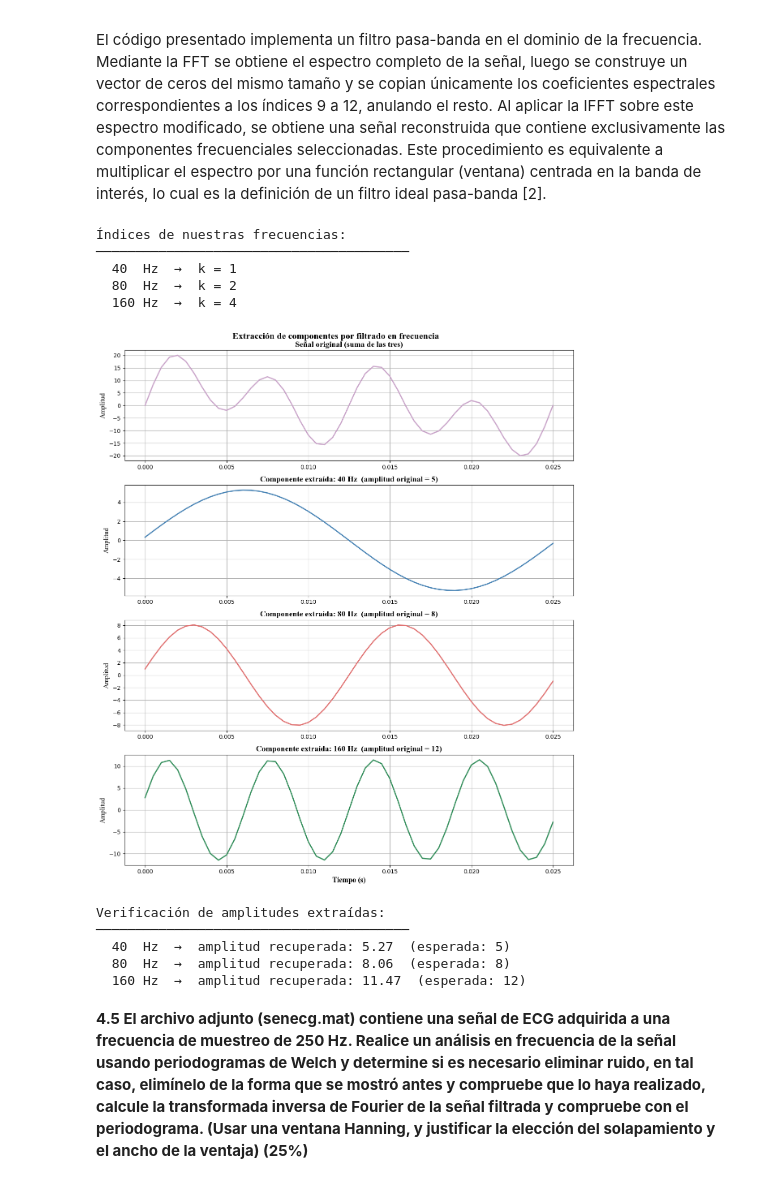
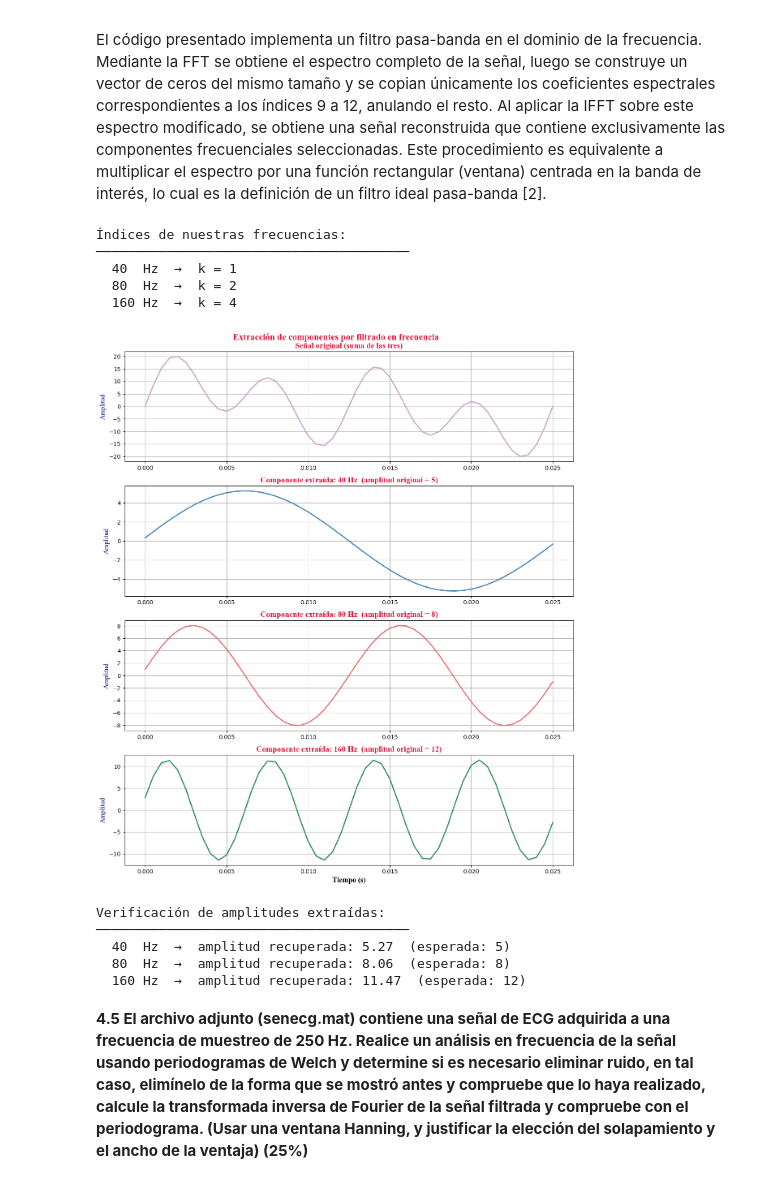
Before and after one commit to Aleja0001/Biosenales, a Jupyter notebook: Práctica 5/Practica5.ipynb, the cells around one changed output. Saved outputs shown, nothing was run; the diff lists cells and outputs as text; code cells hidden in the pictures.

```diff
--- a/Práctica 5/Practica5.ipynb
+++ b/Práctica 5/Practica5.ipynb
@@ -267,50 +306,50 @@ fig, axes = plt.subplots(4, 1, figsize=(12, 14))
 # Señal original arriba para comparar
 axes[0].plot(t, x, color='#C8A2C8', linewidth=2)
 axes[0].set_title('Señal original (suma de las tres)',
-                  fontname='Times New Roman', fontsize=14, fontweight='bold')
-axes[0].set_ylabel('Amplitud', fontname='Times New Roman', fontsize=12)
+                  fontname='Times New Roman', fontsize=14, fontweight='bold',color = "crimson")
+axes[0].set_ylabel('Amplitud', fontname='Times New Roman', fontsize=12,color = "navy")
 axes[0].grid(True)
 
 # Componente 40 Hz
 axes[1].plot(t, comp_40, color='steelblue', linewidth=2)
 axes[1].set_title('Componente extraída: 40 Hz  (amplitud original = 5)',
-                  fontname='Times New Roman', fontsize=14, fontweight='bold')
-axes[1].set_ylabel('Amplitud', fontname='Times New Roman', fontsize=12)
+                  fontname='Times New Roman', fontsize=14, fontweight='bold', color = "crimson")
+axes[1].set_ylabel('Amplitud', fontname='Times New Roman', fontsize=12,color = "navy")
 axes[1].grid(True)
 
 # Componente 80 Hz
 axes[2].plot(t, comp_80, color='#E07070', linewidth=2)
 axes[2].set_title('Componente extraída: 80 Hz  (amplitud original = 8)',
-                  fontname='Times New Roman', fontsize=14, fontweight='bold')
-axes[2].set_ylabel('Amplitud', fontname='Times New Roman', fontsize=12)
+                  fontname='Times New Roman', fontsize=14, fontweight='bold', color = "crimson")
+axes[2].set_ylabel('Amplitud', fontname='Times New Roman', fontsize=12,color = "navy" )
 axes[2].grid(True)
 
 # Componente 160 Hz
 axes[3].plot(t, comp_160, color='seagreen', linewidth=2)
 axes[3].set_title('Componente extraída: 160 Hz  (amplitud original = 12)',
-                  fontname='Times New Roman', fontsize=14, fontweight='bold')
-axes[3].set_ylabel('Amplitud', fontname='Times New Roman', fontsize=12)
+                  fontname='Times New Roman', fontsize=14, fontweight='bold', color = "crimson")
+axes[3].set_ylabel('Amplitud', fontname='Times New Roman', fontsize=12,color = "navy")
 axes[3].set_xlabel('Tiempo (s)', fontname='Times New Roman', fontsize=13, fontweight='bold')
 axes[3].grid(True)
 
 plt.suptitle('Extracción de componentes por filtrado en frecuencia',
-             fontname='Times New Roman', fontsize=16, fontweight='bold')
+             fontname='Times New Roman', fontsize=16, fontweight='bold',color = "crimson")
 plt.tight_layout()
 plt.show()
 
 # ── Verificar que las amplitudes son correctas ──
 print('Verificación de amplitudes extraídas:')
 print('─' * 40)
 print(f'  40  Hz  →  amplitud recuperada: {np.max(np.abs(comp_40)):.2f}  (esperada: 5)')
 print(f'  80  Hz  →  amplitud recuperada: {np.max(np.abs(comp_80)):.2f}  (esperada: 8)')
 print(f'  160 Hz  →  amplitud recuperada: {np.max(np.abs(comp_160)):.2f}  (esperada: 12)')
 # %% [output]
 Índices de nuestras frecuencias:
 ────────────────────────────────────────
   40  Hz  →  k = 1
   80  Hz  →  k = 2
   160 Hz  →  k = 4
-[figure, old version]
+[figure, new version]
 Verificación de amplitudes extraídas:
 ────────────────────────────────────────
   40  Hz  →  amplitud recuperada: 5.27  (esperada: 5)
```
Also changed, not shown: parts of 22 cells of this notebook, 59 other files.
